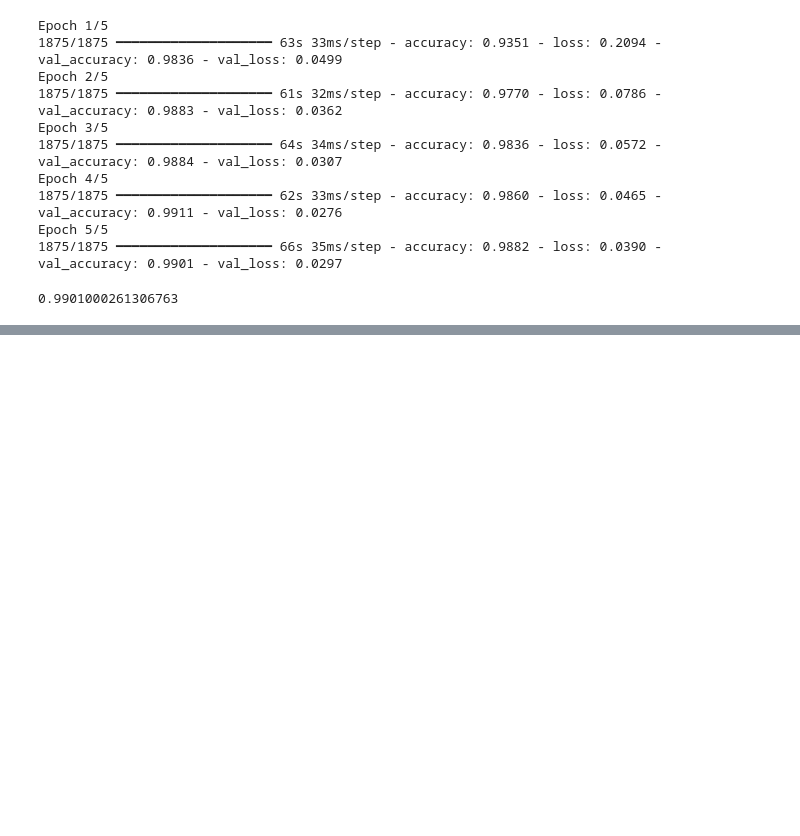
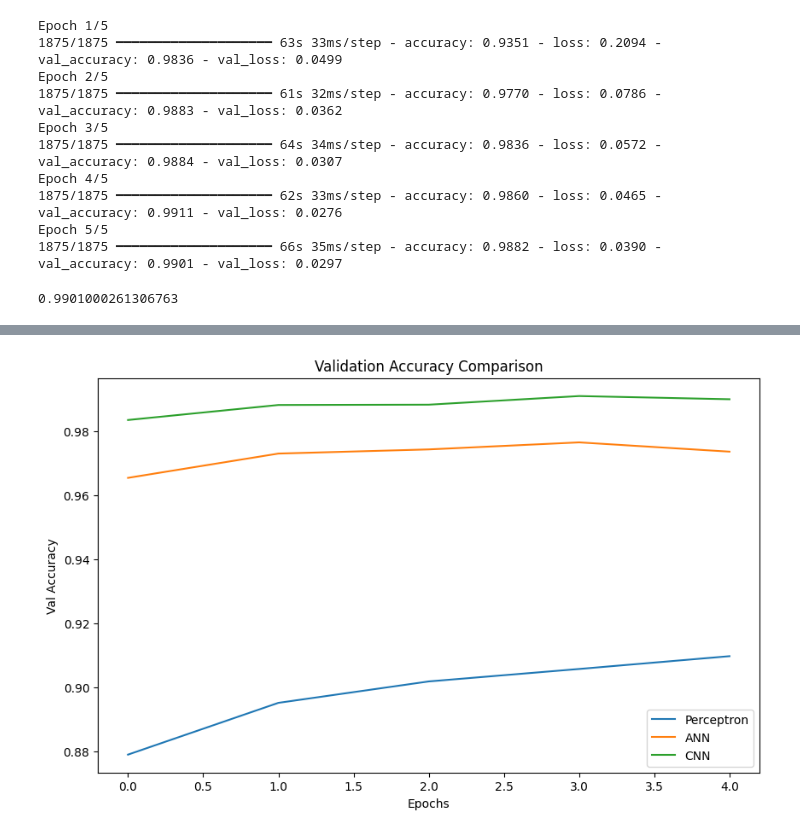
Before and after one commit to iamahnaf/Deep-Learning, a Jupyter notebook: CNN.ipynb, the cells around one changed output, grey strips where cells are left out. Saved outputs shown, nothing was run; the diff lists cells and outputs as text; code cells hidden in the pictures; blank space fills up the shorter version.

```diff
--- a/CNN.ipynb
+++ b/CNN.ipynb
@@ -163,0 +192,12 @@ acc_cnn
+# %%
+plt.figure(figsize=(10,6))
+plt.plot(history_percp.history['val_accuracy'], label="Perceptron")
+plt.plot(ann_model.history['val_accuracy'], label="ANN")
+plt.plot(cnn_model.history['val_accuracy'], label="CNN")
+plt.title("Validation Accuracy Comparison")
+plt.xlabel("Epochs")
+plt.ylabel("Val Accuracy")
+plt.legend()
+plt.show()
+# %% [output]
+[figure, added]
```
Also changed, not shown: parts of 7 cells of this notebook.
